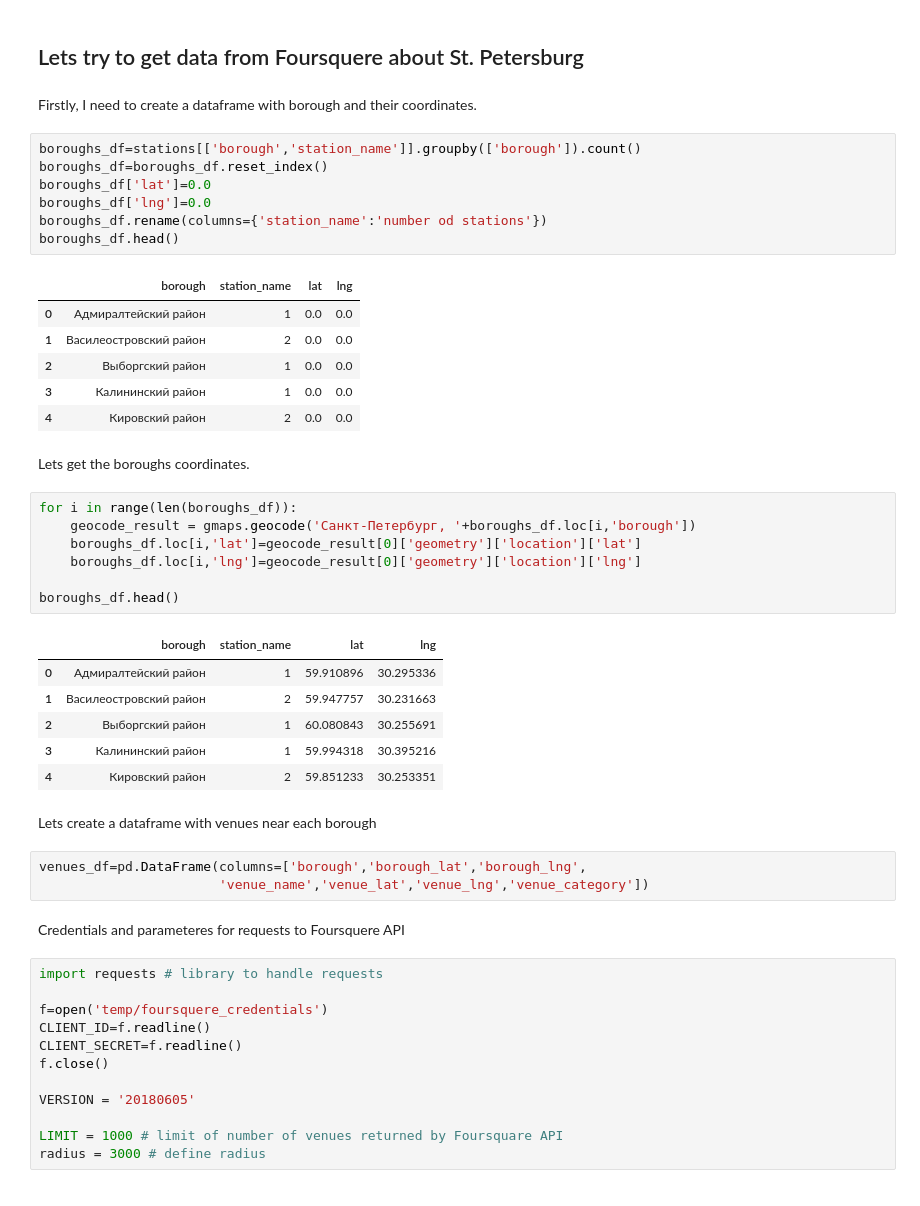
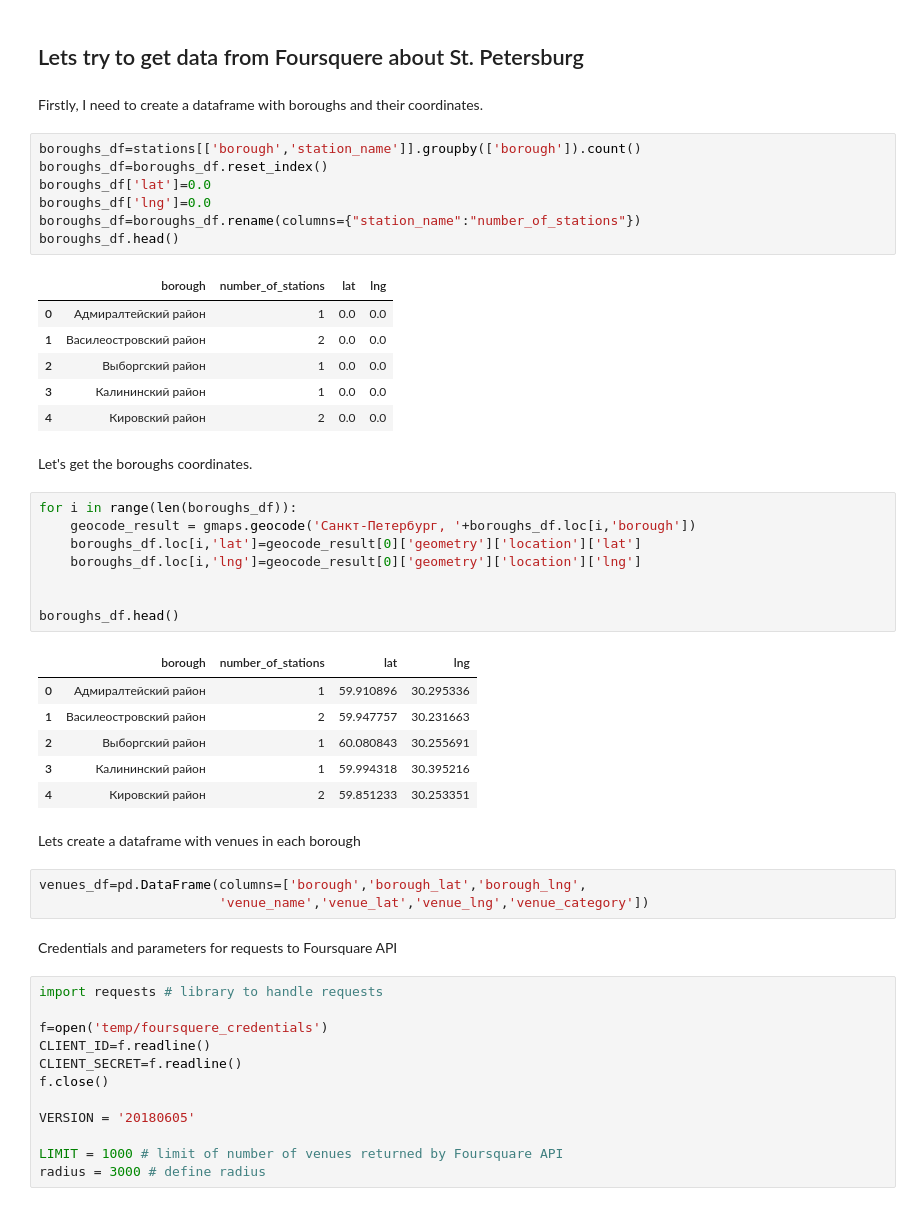
Before and after one commit to zoubrator/Coursera_Capstone, a Jupyter notebook: exploration_st_petersburg.ipynb, the cells around one changed output. Cells and saved outputs as stored; diff of their text form.

```diff
--- a/exploration_st_petersburg.ipynb
+++ b/exploration_st_petersburg.ipynb
@@ -200,44 +200,45 @@ eco_df.head()
 # %% [markdown]
 <h2>Lets try to get data from Foursquere about St. Petersburg</h2>
 # %% [markdown]
-Firstly, I need to create a dataframe with borough and their coordinates.
+Firstly, I need to create a dataframe with boroughs and their coordinates.
 # %%
 boroughs_df=stations[['borough','station_name']].groupby(['borough']).count()
 boroughs_df=boroughs_df.reset_index()
 boroughs_df['lat']=0.0
 boroughs_df['lng']=0.0
-boroughs_df.rename(columns={'station_name':'number od stations'})
+boroughs_df=boroughs_df.rename(columns={"station_name":"number_of_stations"})
 boroughs_df.head()
 # %% [output]
-|  | borough | station_name | lat | lng |
+|  | borough | number_of_stations | lat | lng |
 | 0 | Адмиралтейский район | 1 | 0.0 | 0.0 |
 | 1 | Василеостровский район | 2 | 0.0 | 0.0 |
 | 2 | Выборгский район | 1 | 0.0 | 0.0 |
 | 3 | Калининский район | 1 | 0.0 | 0.0 |
 | 4 | Кировский район | 2 | 0.0 | 0.0 |
 # %% [markdown]
-Lets get the boroughs coordinates.
+Let's get the boroughs coordinates.
 # %%
 for i in range(len(boroughs_df)):
     geocode_result = gmaps.geocode('Санкт-Петербург, '+boroughs_df.loc[i,'borough'])
     boroughs_df.loc[i,'lat']=geocode_result[0]['geometry']['location']['lat']
     boroughs_df.loc[i,'lng']=geocode_result[0]['geometry']['location']['lng']
 
+
 boroughs_df.head()
 # %% [output]
-|  | borough | station_name | lat | lng |
+|  | borough | number_of_stations | lat | lng |
 | 0 | Адмиралтейский район | 1 | 59.910896 | 30.295336 |
 | 1 | Василеостровский район | 2 | 59.947757 | 30.231663 |
 | 2 | Выборгский район | 1 | 60.080843 | 30.255691 |
 | 3 | Калининский район | 1 | 59.994318 | 30.395216 |
 | 4 | Кировский район | 2 | 59.851233 | 30.253351 |
 # %% [markdown]
-Lets create a dataframe with venues near each borough
+Lets create a dataframe with venues in each borough
 # %%
 venues_df=pd.DataFrame(columns=['borough','borough_lat','borough_lng',
                        'venue_name','venue_lat','venue_lng','venue_category'])
 # %% [markdown]
-Credentials and parameteres for requests to Foursquere API
+Credentials and parameters for requests to Foursquare API
 # %%
 import requests # library to handle requests
 
```
Also changed, not shown: parts of 45 cells of this notebook.
